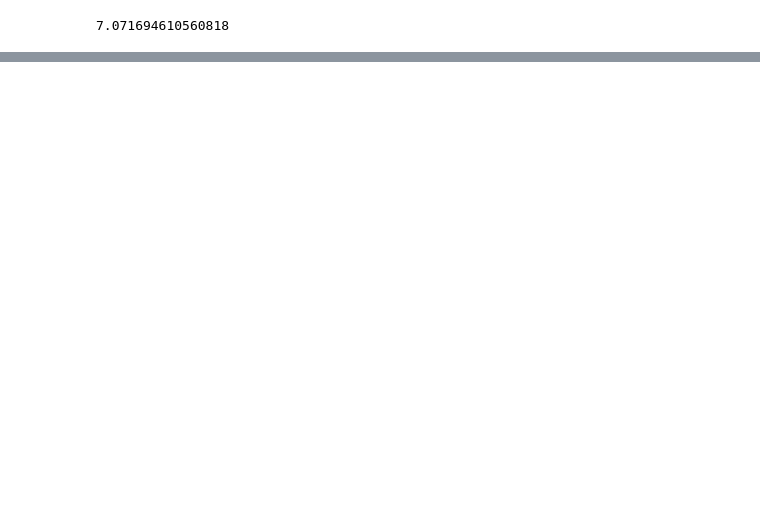
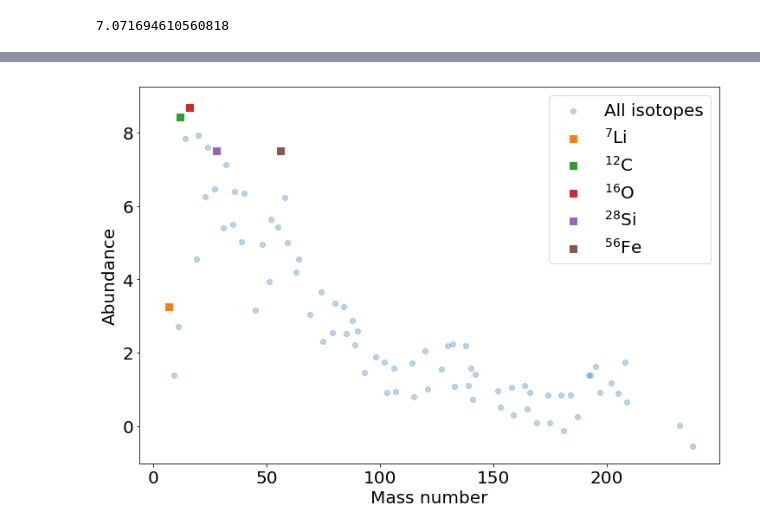
Before and after one commit to orlox/medusa, a Jupyter notebook: chem/notebooks/chem_test.ipynb, the cells around one changed output, grey strips where cells are left out. Cells and saved outputs as stored; diff of their text form; code cells hidden in the pictures; blank space fills up the shorter version.

Commit message:
chem: Module has basic functionality ready

```diff
--- a/chem/notebooks/chem_test.ipynb
+++ b/chem/notebooks/chem_test.ipynb
@@ -72,0 +115,32 @@ Let's calculate this.
+# %%
+abundances_data = chem_lib.get_chem_data('ags09.yaml')["abundances"]
+keys = [key for key in abundances_data.keys()]
+#get some isotope indexes to plot then independently
+ili7 = keys.index("li7")
+ic12 = keys.index("c12")
+io16 = keys.index("o16")
+isi28 = keys.index("si28")
+ife56 = keys.index("fe56")
+
+mass_numbers = np.array([ISOTOPE_DATA[key]["mn"] for key in keys])
+abundances = [abundances_data[key] for key in keys]
+
+plt.gca().set_xlabel("Mass number")
+plt.gca().set_ylabel("Abundance")
+
+plt.scatter(mass_numbers,abundances, label="All isotopes",alpha=0.3)
+plt.scatter(mass_numbers[ili7],abundances[ili7],
+            marker="s", s=60, label="$^{7}$Li")
+plt.scatter(mass_numbers[ic12],abundances[ic12],
+            marker="s", s=60, label="$^{12}$C")
+plt.scatter(mass_numbers[io16],abundances[io16],
+            marker="s", s=60, label="$^{16}$O")
+plt.scatter(mass_numbers[isi28],abundances[isi28],
+            marker="s", s=60, label="$^{28}$Si")
+plt.scatter(mass_numbers[ife56],abundances[ife56],
+            marker="s", s=60, label="$^{56}$Fe")
+
+plt.legend(loc=1)
+plt.show()
+# %% [output]
+[figure, added]
```
Also changed, not shown: parts of 6 cells of this notebook, 3 other files.
